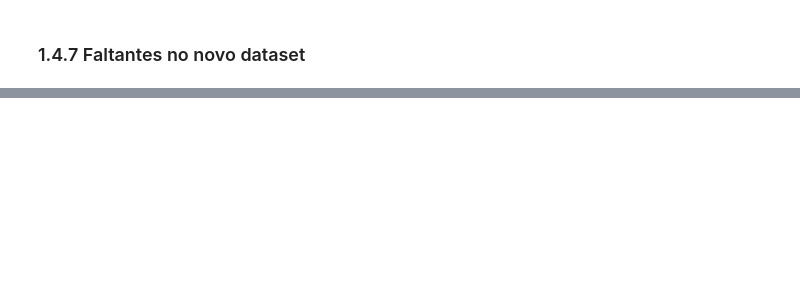
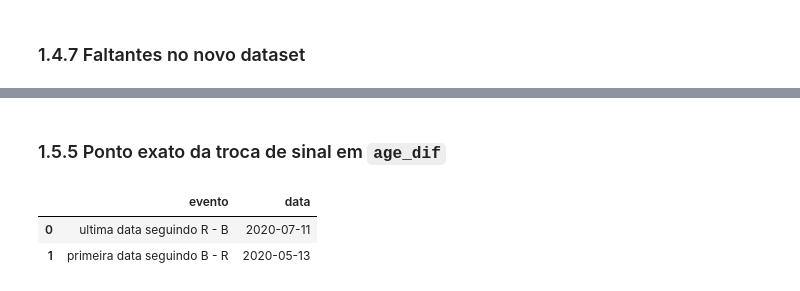
Before and after one commit to joaopjpc/UFSCIENCE, a Jupyter notebook: UFC_first_clean_data.ipynb, the cells around one changed output, grey strips where cells are left out. Cells and saved outputs as stored; diff of their text form; code cells hidden in the pictures; blank space fills up the shorter version.

```diff
--- a/UFC_first_clean_data.ipynb
+++ b/UFC_first_clean_data.ipynb
@@ -641,0 +764,23 @@ faltantes_por_ano = (
+# %% [markdown]
+### 1.5.5 Ponto exato da troca de sinal em `age_dif`
+# %%
+age_check = df_master[['date', 'R_fighter', 'B_fighter', 'age_dif', 'R_age', 'B_age']].copy()
+age_check['B_menos_R'] = age_check['B_age'] - age_check['R_age']
+age_check['R_menos_B'] = age_check['R_age'] - age_check['B_age']
+age_check['bate_B_menos_R'] = np.isclose(age_check['age_dif'], age_check['B_menos_R'], atol=1e-3)
+age_check['bate_R_menos_B'] = np.isclose(age_check['age_dif'], age_check['R_menos_B'], atol=1e-3)
+
+# Ignora empates de idade, porque nesses casos B-R e R-B s?o ambos zero.
+age_sem_empate = age_check[age_check['B_menos_R'] != 0].copy()
+
+ultima_luta_r_menos_b = age_sem_empate.loc[age_sem_empate['bate_R_menos_B'], 'date'].max()
+primeira_luta_b_menos_r = age_sem_empate.loc[age_sem_empate['bate_B_menos_R'], 'date'].min()
+
+pd.DataFrame({
+    'evento': ['ultima data seguindo R - B', 'primeira data seguindo B - R'],
+    'data': [ultima_luta_r_menos_b.date(), primeira_luta_b_menos_r.date()]
+})
+# %% [output]
+|  | evento | data |
+| 0 | ultima data seguindo R - B | 2020-07-11 |
+| 1 | primeira data seguindo B - R | 2020-05-13 |
```
Also changed, not shown: parts of 25 cells of this notebook, 2 other files.
